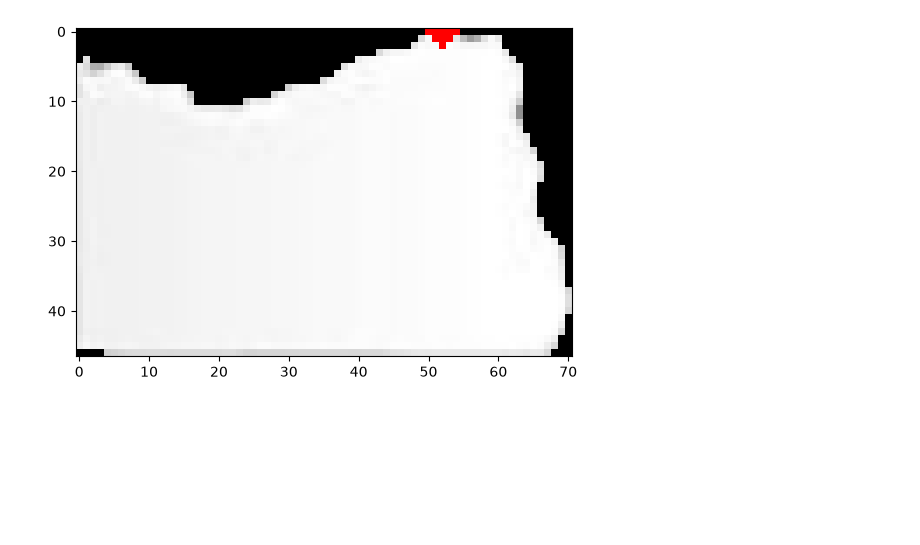
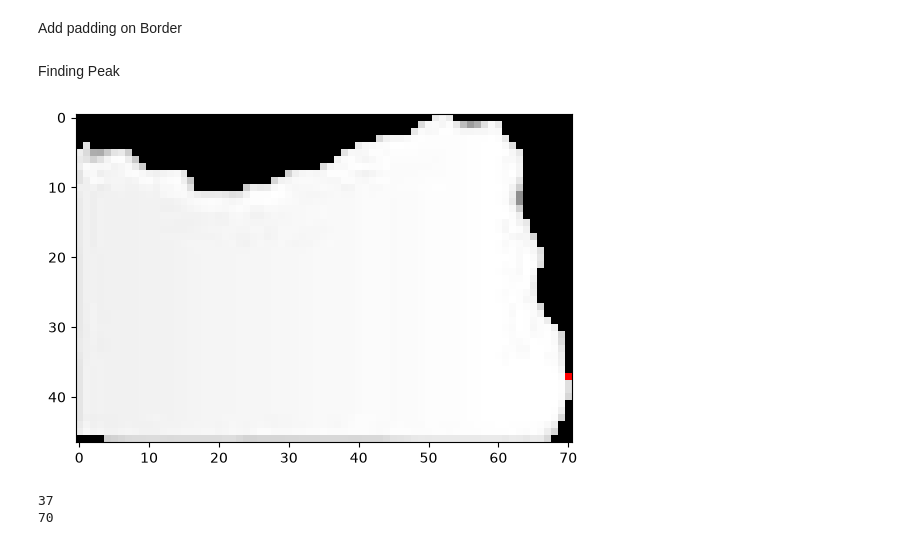
Before and after one commit to mohsinsaeed06/Project-Torn-Paper-, a Jupyter notebook: Edge Detection.ipynb, the cells around one changed output. Drawn from its saved outputs; the diff is of its cells as text; code cells hidden in the pictures; blank space fills up the shorter version.

```diff
--- a/Edge Detection.ipynb
+++ b/Edge Detection.ipynb
@@ -29,7 +57,7 @@ isolated_pieces_list = []
 count=0
 for contour in valid_contours:
     x, y, w, h = cv2.boundingRect(contour)
-    pad = 0
+    pad =0
 
     x_start, x_end = max(0, x - pad), min(image.shape[1], x + w + pad)
     y_start, y_end = max(0, y - pad), min(image.shape[0], y + h + pad)
@@ -46,8 +74,10 @@ for contour in valid_contours:
     rgb_piece = cv2.cvtColor(isolated_piece, cv2.COLOR_BGR2RGB)
     isolated_pieces_list.append(rgb_piece)
     count += 1
-    plt.imshow(rgb_piece)
-    plt.show()
+    # plt.imshow(rgb_piece)
+    # plt.show()
+# %% [markdown]
+Add padding on Border
 # %%
 cc=0
 for i in isolated_pieces_list:
@@ -71,36 +153,20 @@ for i in isolated_pieces_list:
+# %% [markdown]
+Finding Peak
 # %%
 img = isolated_pieces_list[0]
 gray = cv2.cvtColor(img, cv2.COLOR_BGR2GRAY)
 _, thresh = cv2.threshold(gray, 15, 255, cv2.THRESH_BINARY)
-y_indices, x_indices = np.where(thresh == 255)
-if len(y_indices) > 0:
-    highest_pixel_idx = np.argmin(y_indices)
-    peak_x = x_indices[highest_pixel_idx]
-    peak_y = y_indices[highest_pixel_idx]
-    output_img = cv2.cvtColor(img, cv2.COLOR_GRAY2BGR) if len(img.shape) == 2 else img.copy()
-    cv2.circle(output_img, (peak_x, peak_y), 2, (0, 0, 255), -1)
-    plt.imshow(cv2.cvtColor(output_img, cv2.COLOR_BGR2RGB))
-    plt.show()
+y, x = np.where(thresh == 255)
+highest = np.argmax(x)
+peak_x = x[highest]
+peak_y = y[highest]
+output_img = cv2.cvtColor(img, cv2.COLOR_GRAY2BGR) if len(img.shape) == 2 else img.copy()
+cv2.circle(output_img, (peak_x, peak_y), 0, (0,0,255), -1)
+plt.imshow(cv2.cvtColor(output_img, cv2.COLOR_BGR2RGB))
+plt.show()
+print(peak_y)
+print(peak_x)
+# %% [output]
+[figure, added]
+37
+70
-# %%
-import cv2
-import numpy as np
-from scipy.signal import find_peaks
-import matplotlib.pyplot as plt
-
-img = isolated_pieces_list[0].copy()
-gray = cv2.cvtColor(img, cv2.COLOR_BGR2GRAY) if len(img.shape) == 3 else img
-_, thresh = cv2.threshold(gray, 15, 255, cv2.THRESH_BINARY)
-edge_profile = np.array([np.where(thresh[:, col] == 255)[0][0] if 255 in thresh[:, col] else thresh.shape[0] for col in range(thresh.shape[1])])
-signal = -edge_profile
-peaks, _ = find_peaks(signal, distance=len(signal)) # distance forces it to find the single highest global peak
-if len(peaks) > 0:
-    peak_x = peaks[0]
-    peak_y = edge_profile[peak_x]
-    output_img = cv2.cvtColor(img, cv2.COLOR_GRAY2BGR) if len(img.shape) == 2 else img.copy()
-    cv2.circle(output_img, (peak_x, peak_y), 2, (0, 0, 255), -1)
-
-
-    plt.imshow(cv2.cvtColor(output_img, cv2.COLOR_BGR2RGB))
-    plt.show()
-# %% [output]
-[figure, removed]
```
Also changed, not shown: parts of 9 cells of this notebook, 3 other files.
